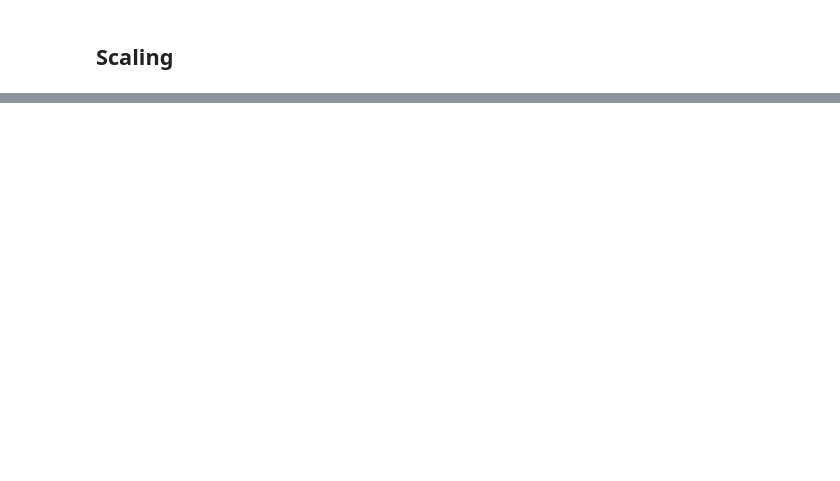
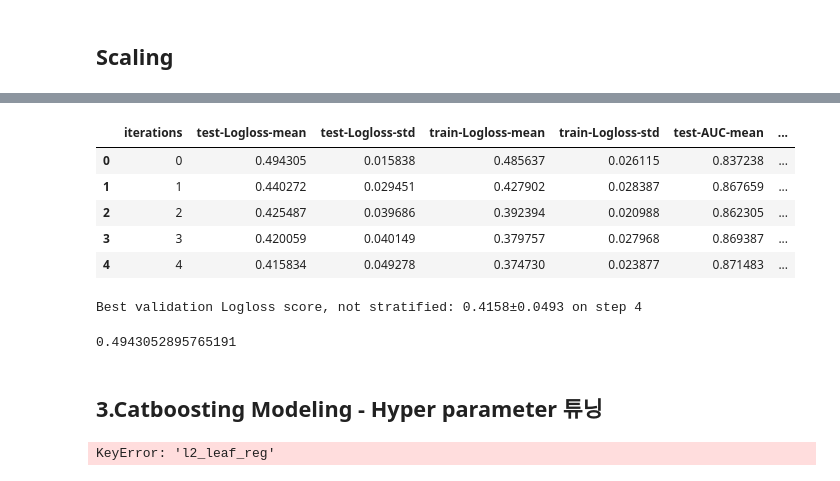
Before and after one commit to cypision/Alchemy-in-MLDL, a Jupyter notebook: ML_Area/Titanic_Catboost.ipynb, the cells around one changed output, grey strips where cells are left out. Cells and saved outputs as stored; diff of their text form; code cells hidden in the pictures; blank space fills up the shorter version.

```diff
--- a/ML_Area/Titanic_Catboost.ipynb
+++ b/ML_Area/Titanic_Catboost.ipynb
@@ -392,0 +404,17 @@ k_fold = KFold(n_splits=10, shuffle=True, random_state=0)
+# %%
+train_pool = Pool(train_data,target, cat_features=cat_cols)
+eval_pool = Pool(val_x_data , val_y_data , cat_features=cat_cols)
+# %%
+params = {'iterations':50,
+          'random_seed':63,
+          'learning_rate':0.5,
+          'loss_function':'Logloss', ## 사실 Default 값은 Logloss 이다. 만약 CatBoostRegressor 였으면, RMSE 이다.
+          'custom_metric':['Logloss', 'AUC'],
+          'use_best_model': True,
+          'verbose':False}
+# %%
+## model : use_best_model = false 인 모델
+model = CatBoostClassifier(**params)
+model.fit(train_pool, eval_set=eval_pool,plot=True,save_snapshot=True)
+
+print('Simple model validation accuracy: {:.4}'.format(accuracy_score(val_y_data, model.predict(val_x_data))))
@@ -392,0 +436,12 @@ k_fold = KFold(n_splits=10, shuffle=True, random_state=0)
+# %%
+cv_data = cv(
+    params = params,
+#     pool = Pool(X, label=y, cat_features=cat_features), ## fit  method 구문의 역할을 한다.
+    pool = train_pool, ## fit  method 구문의 역할을 한다.
+    fold_count=5,
+    shuffle=True,
+    partition_random_seed=0,
+    plot=True,
+    stratified=False,
+    verbose=False
+)
@@ -392,0 +451,10 @@ k_fold = KFold(n_splits=10, shuffle=True, random_state=0)
+# %%
+## 요약된 결과보기
+cv_data.head()
+# %% [output]
+|  | iterations | test-Logloss-mean | test-Logloss-std | train-Logloss-mean | train-Logloss-std | test-AUC-mean | ... |
+| 0 | 0 | 0.494305 | 0.015838 | 0.485637 | 0.026115 | 0.837238 | ... |
+| 1 | 1 | 0.440272 | 0.029451 | 0.427902 | 0.028387 | 0.867659 | ... |
+| 2 | 2 | 0.425487 | 0.039686 | 0.392394 | 0.020988 | 0.862305 | ... |
+| 3 | 3 | 0.420059 | 0.040149 | 0.379757 | 0.027968 | 0.869387 | ... |
+| 4 | 4 | 0.415834 | 0.049278 | 0.374730 | 0.023877 | 0.871483 | ... |
@@ -392,0 +463,19 @@ k_fold = KFold(n_splits=10, shuffle=True, random_state=0)
+# %%
+best_value = np.min(cv_data['test-Logloss-mean'])
+best_iter = np.argmin(cv_data['test-Logloss-mean'])
+
+print('Best validation Logloss score, not stratified: {:.4f}±{:.4f} on step {}'.format(
+    best_value,cv_data['test-Logloss-std'][best_iter], best_iter)
+)
+# %% [output]
+Best validation Logloss score, not stratified: 0.4158±0.0493 on step 4
+# %%
+np.max(cv_data['test-Logloss-mean'])
+# %% [output]
+0.4943052895765191
+# %% [markdown]
+## 3.Catboosting Modeling - Hyper parameter 튜닝
+# %%
+params['l2_leaf_reg']
+# %% [output]
+KeyError: 'l2_leaf_reg'
```
Also changed, not shown: parts of 69 cells of this notebook, 15 other files.
